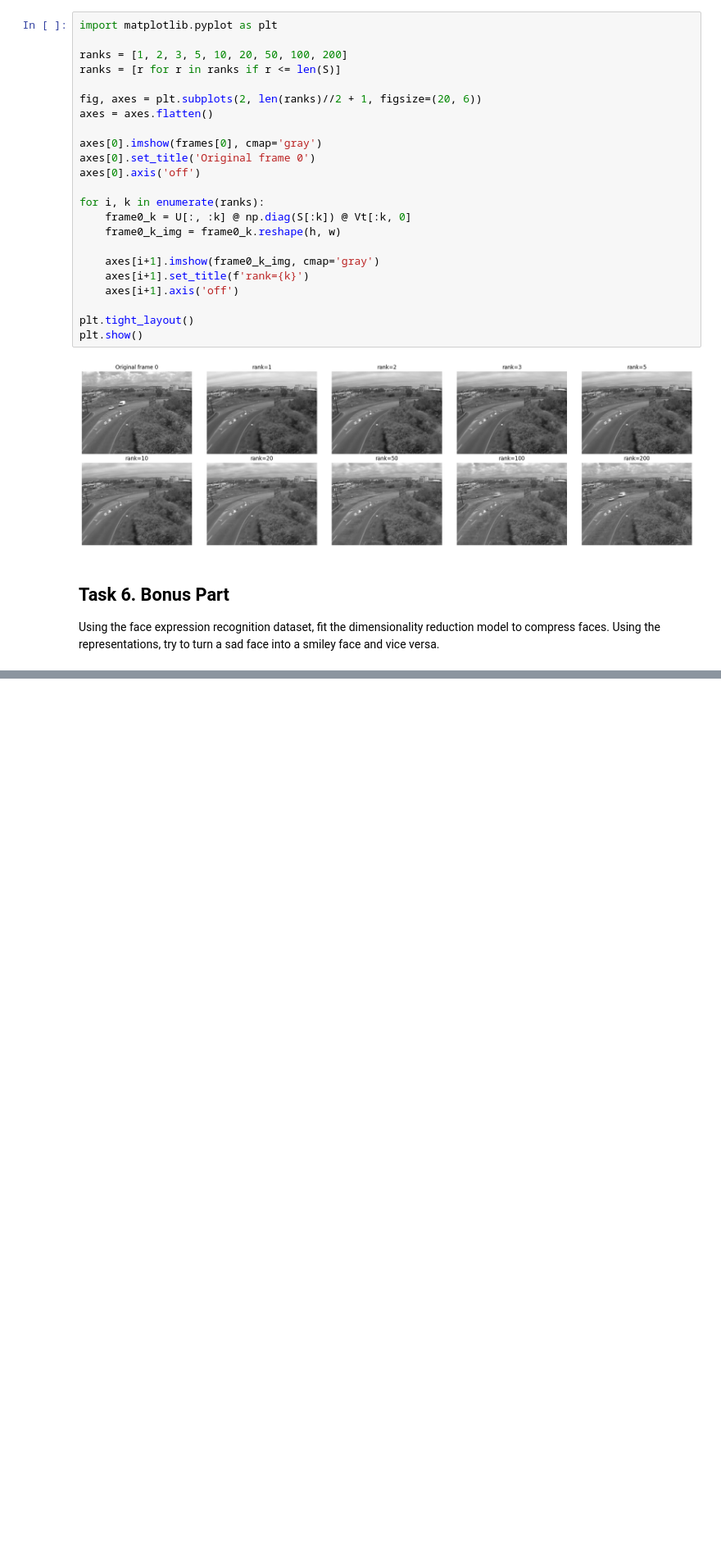
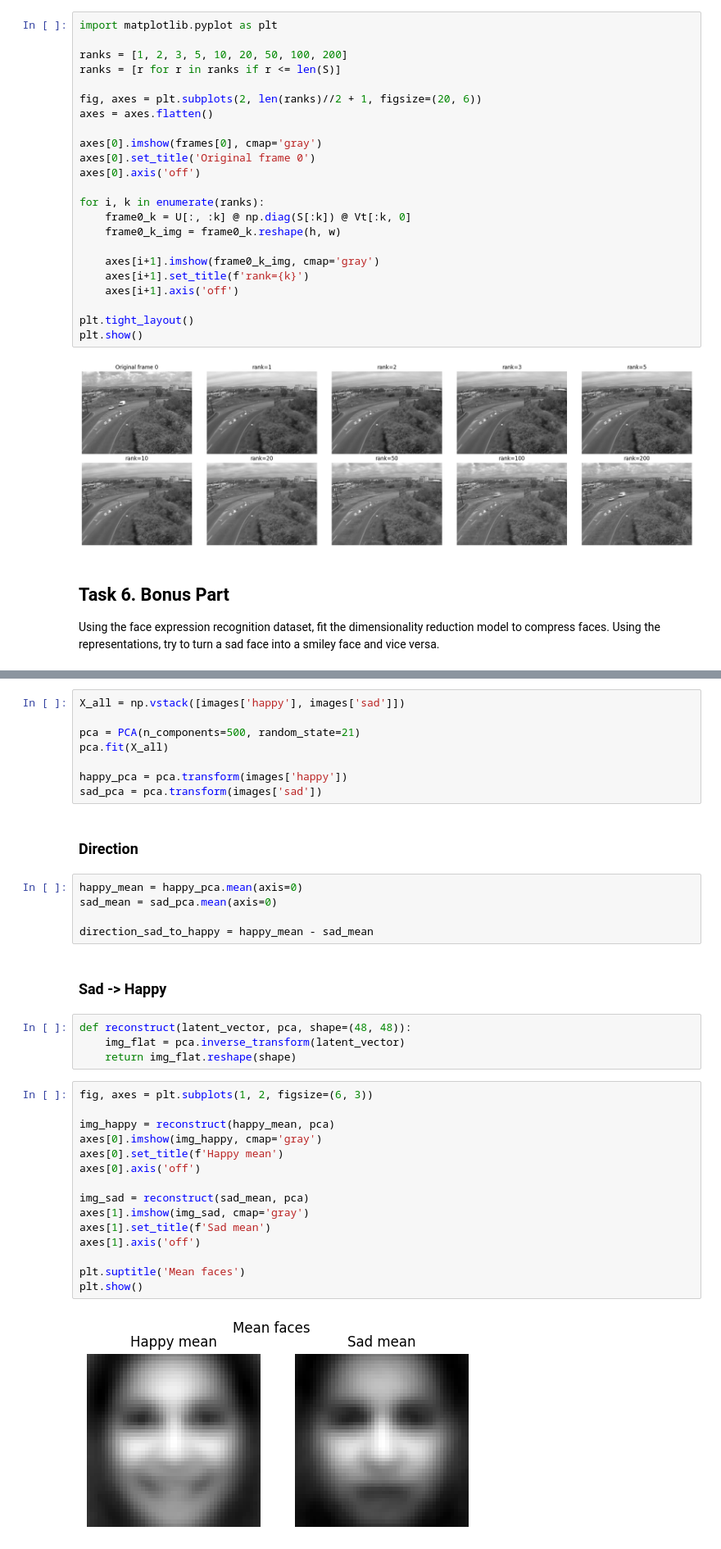
Before and after one commit to mariaFedulova/-dimensionality-reduction-task, a Jupyter notebook: unsupervised_learning.ipynb, the cells around one changed output, grey strips where cells are left out. Shown at 82% size. Drawn from its saved outputs; the diff is of its cells as text; blank space fills up the shorter version.

```diff
--- a/unsupervised_learning.ipynb
+++ b/unsupervised_learning.ipynb
@@ -545,0 +570,38 @@ Using the face expression recognition dataset, fit the dimensionality reduction
+# %%
+X_all = np.vstack([images['happy'], images['sad']])
+
+pca = PCA(n_components=500, random_state=21)
+pca.fit(X_all)
+
+happy_pca = pca.transform(images['happy'])
+sad_pca = pca.transform(images['sad'])
+# %% [markdown]
+### Direction
+# %%
+happy_mean = happy_pca.mean(axis=0)
+sad_mean = sad_pca.mean(axis=0)
+
+direction_sad_to_happy = happy_mean - sad_mean
+# %% [markdown]
+### Sad -> Happy
+# %%
+def reconstruct(latent_vector, pca, shape=(48, 48)):
+    img_flat = pca.inverse_transform(latent_vector)
+    return img_flat.reshape(shape)
+# %%
+fig, axes = plt.subplots(1, 2, figsize=(6, 3))
+
+img_happy = reconstruct(happy_mean, pca)
+axes[0].imshow(img_happy, cmap='gray')
+axes[0].set_title(f'Happy mean')
+axes[0].axis('off')
+
+img_sad = reconstruct(sad_mean, pca)
+axes[1].imshow(img_sad, cmap='gray')
+axes[1].set_title(f'Sad mean')
+axes[1].axis('off')
+
+plt.suptitle('Mean faces')
+plt.show()
+# %% [output]
+[figure, added]
```
Also changed, not shown: parts of 7 cells of this notebook.
